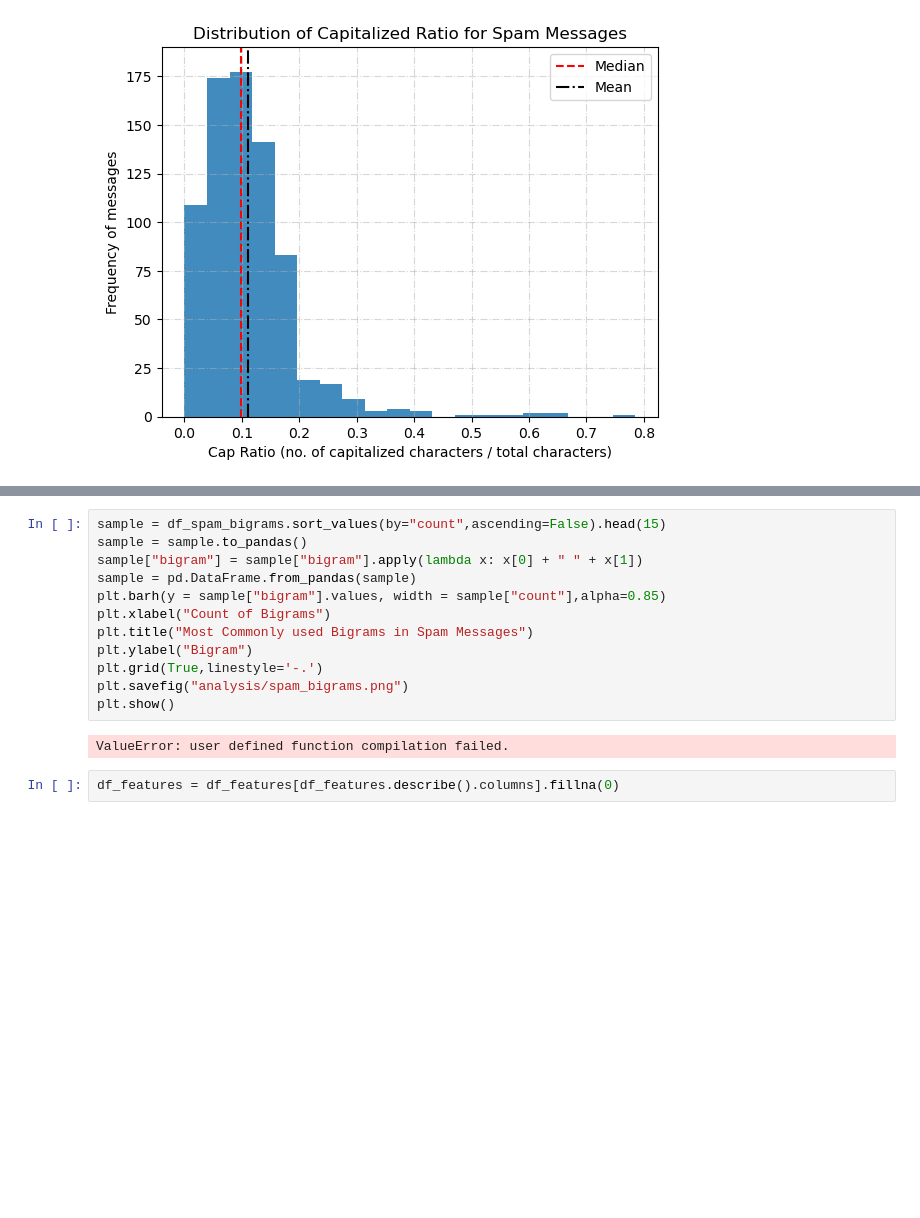
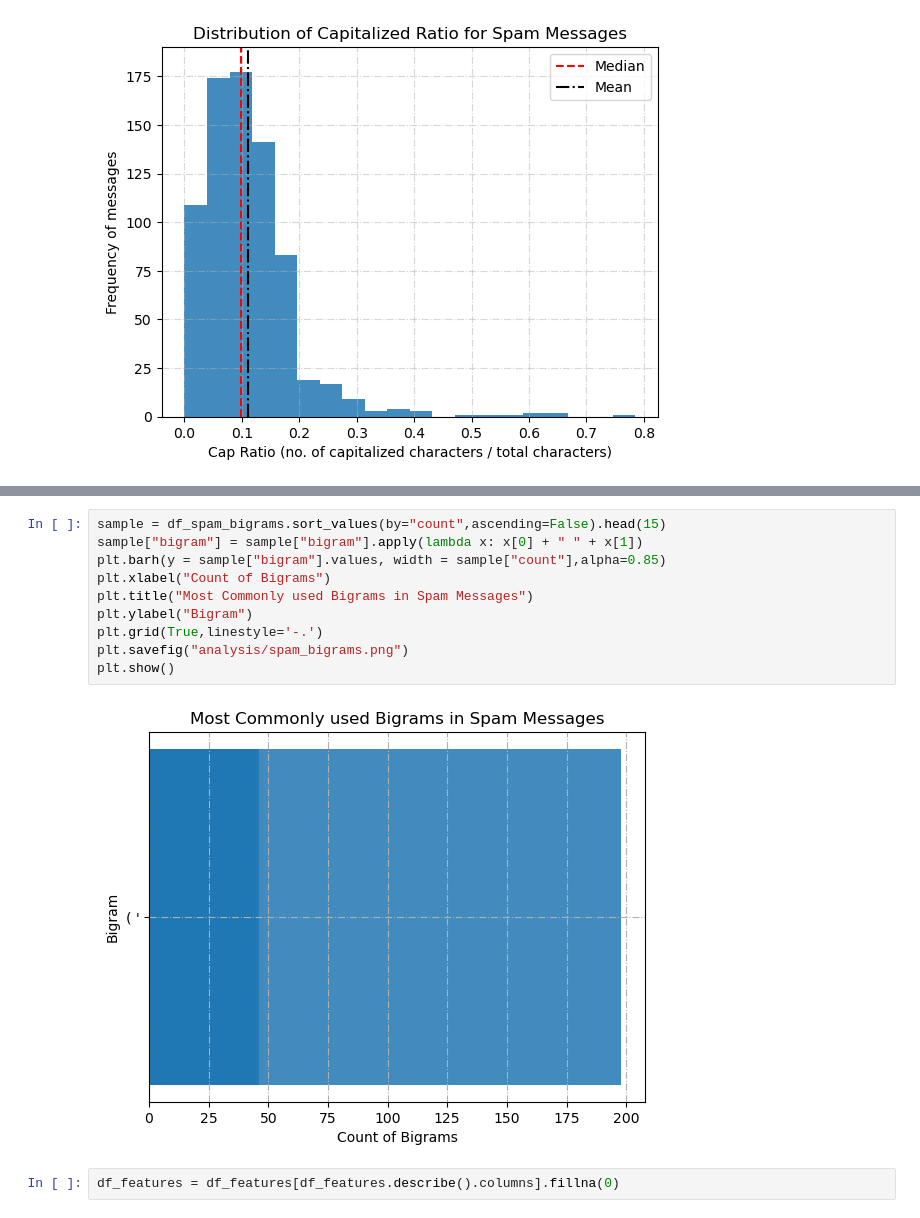
Before and after one commit to ibitec7/sms-scams, a Jupyter notebook: analysis.ipynb, the cells around one changed output, grey strips where cells are left out. Cells and saved outputs as stored; diff of their text form; blank space fills up the shorter version.

```diff
--- a/analysis.ipynb
+++ b/analysis.ipynb
@@ -97,18 +99,16 @@ plt.show()
 [figure]
 # %%
 sample = df_spam_bigrams.sort_values(by="count",ascending=False).head(15)
-sample = sample.to_pandas()
 sample["bigram"] = sample["bigram"].apply(lambda x: x[0] + " " + x[1])
-sample = pd.DataFrame.from_pandas(sample)
 plt.barh(y = sample["bigram"].values, width = sample["count"],alpha=0.85)
 plt.xlabel("Count of Bigrams")
 plt.title("Most Commonly used Bigrams in Spam Messages")
 plt.ylabel("Bigram")
 plt.grid(True,linestyle='-.')
 plt.savefig("analysis/spam_bigrams.png")
 plt.show()
 # %% [output]
-ValueError: user defined function compilation failed.
+[figure, added]
 # %%
 df_features = df_features[df_features.describe().columns].fillna(0)
 # %%
```
Also changed, not shown: parts of 7 cells of this notebook, 2 other files.
